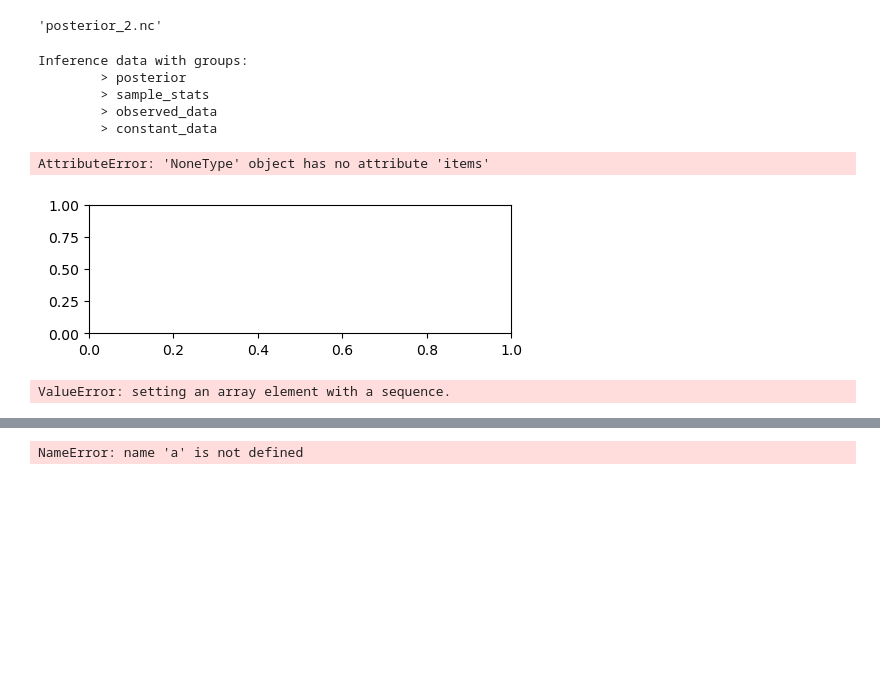
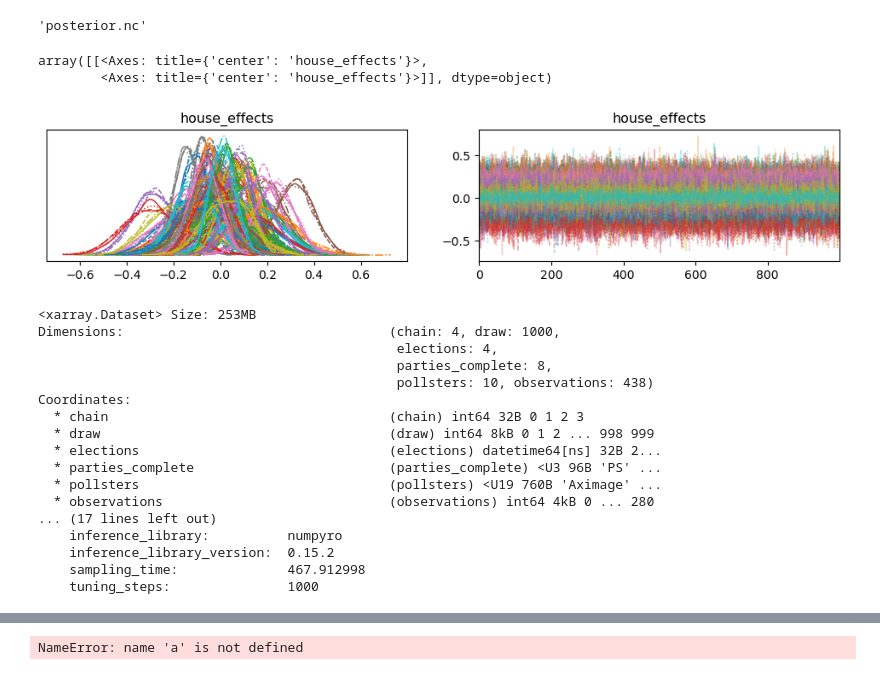
Before and after one commit to estimadorpt/models, a Jupyter notebook: notebooks/elections_model.ipynb, the cells around one changed output, grey strips where cells are left out. Cells and saved outputs as stored; diff of their text form; code cells hidden in the pictures; blank space fills up the shorter version.

Commit message:
working version

```diff
--- a/notebooks/elections_model.ipynb
+++ b/notebooks/elections_model.ipynb
@@ -13,3 +12,3 @@ The autoreload extension is already loaded. To reload it, use:
 # %%
-b = ElectionsModel('2024-03-10')
-model = b.build_model()
+model = ElectionsModel('2024-03-10')
+pm.model_to_graphviz(model.build_model())
@@ -16,5 +17,5 @@ model = b.build_model()
 # %%
-prior_2,trace_2,post_2 = b.sample_all(
+prior,trace,post = model.sample_all(
     var_names=[
         "latent_popularity",
         "latent_pop_t0",
@@ -28,16 +34,6 @@ Sampling: [N_approve, R, concentration_polls, concentration_results, election_pa
-# %%
-prior,trace,post = a.sample_all(
-    var_names=[
-        "latent_popularity",
-        #"latent_pop_t0",
-        #"R",
-        "noisy_popularity",
-        "N_approve",
-    ],
-)
 # %%
-arviz.to_netcdf(prior_2, "prior_2.nc")
-arviz.to_netcdf(trace_2, "trace_2.nc")
-arviz.to_netcdf(post_2, "posterior_2.nc")
+arviz.to_netcdf(prior, "prior.nc")
+arviz.to_netcdf(trace, "trace.nc")
+arviz.to_netcdf(post, "posterior.nc")
 # %% [output]
-'posterior_2.nc'
+'posterior.nc'
@@ -49,20 +40,36 @@ posterior_2 = arviz.from_netcdf("posterior_2.nc")
-# %%
-trace_2
-# %% [output]
-Inference data with groups:
-        > posterior
-        > sample_stats
-        > observed_data
-        > constant_data
+# %%
+if 'prior' not in locals():
+    prior = arviz.from_netcdf("prior.nc")
+if 'trace' not in locals():
+    trace = arviz.from_netcdf("trace.nc")
+if 'posterior' not in locals():
+    posterior = arviz.from_netcdf("posterior.nc")
 # %%
 import arviz as az
 
-az.rcParams["plot.max_subplots"] = 200
-az.plot_trace(trace_2, combined=False, compact=False, legend=True, var_names=["noisy_popularity"], )
+#az.rcParams["plot.max_subplots"] = 200
+az.plot_trace(trace, var_names=['house_effects'])
 # %% [output]
-AttributeError: 'NoneType' object has no attribute 'items'
+array([[<Axes: title={'center': 'house_effects'}>,
+        <Axes: title={'center': 'house_effects'}>]], dtype=object)
-[figure, old version]
+[figure, new version]
-# %%
-az.summary(trace_2)
-# %% [output]
-ValueError: setting an array element with a sequence.
+# %%
+trace.posterior
+# %% [output]
+<xarray.Dataset> Size: 253MB
+Dimensions:                                  (chain: 4, draw: 1000,
+                                              elections: 4,
+                                              parties_complete: 8,
+                                              pollsters: 10, observations: 438)
+Coordinates:
+  * chain                                    (chain) int64 32B 0 1 2 3
+  * draw                                     (draw) int64 8kB 0 1 2 ... 998 999
+  * elections                                (elections) datetime64[ns] 32B 2...
+  * parties_complete                         (parties_complete) <U3 96B 'PS' ...
+  * pollsters                                (pollsters) <U19 760B 'Aximage' ...
+  * observations                             (observations) int64 4kB 0 ... 280
+... (17 lines left out)
+    inference_library:          numpyro
+    inference_library_version:  0.15.2
+    sampling_time:              467.912998
+    tuning_steps:               1000
```
Also changed, not shown: parts of 7 cells of this notebook, 3 other files.
